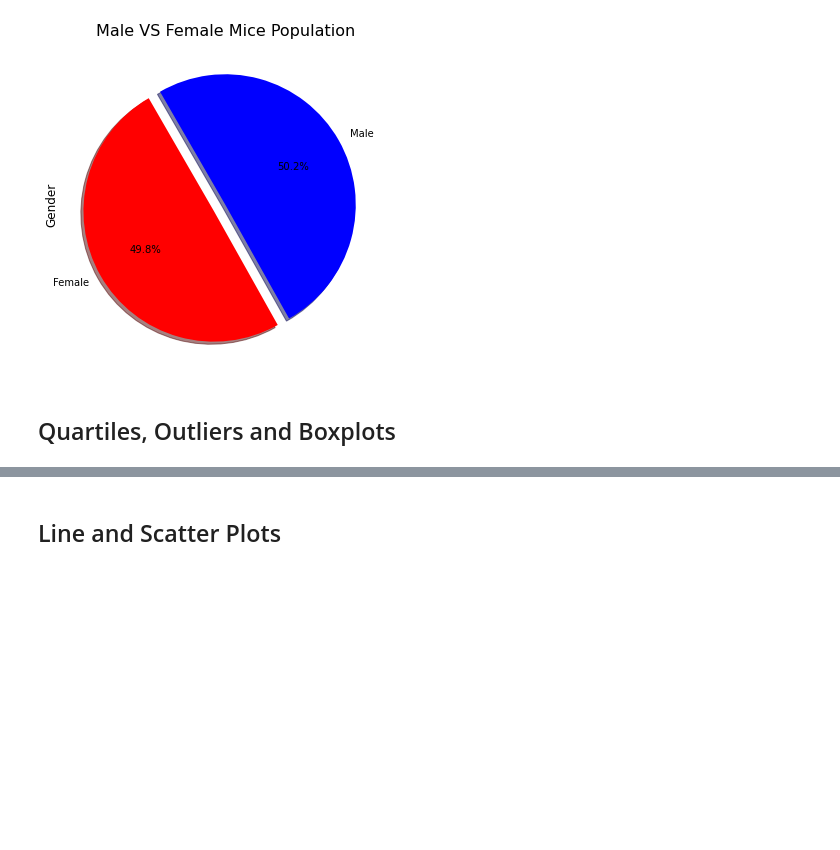
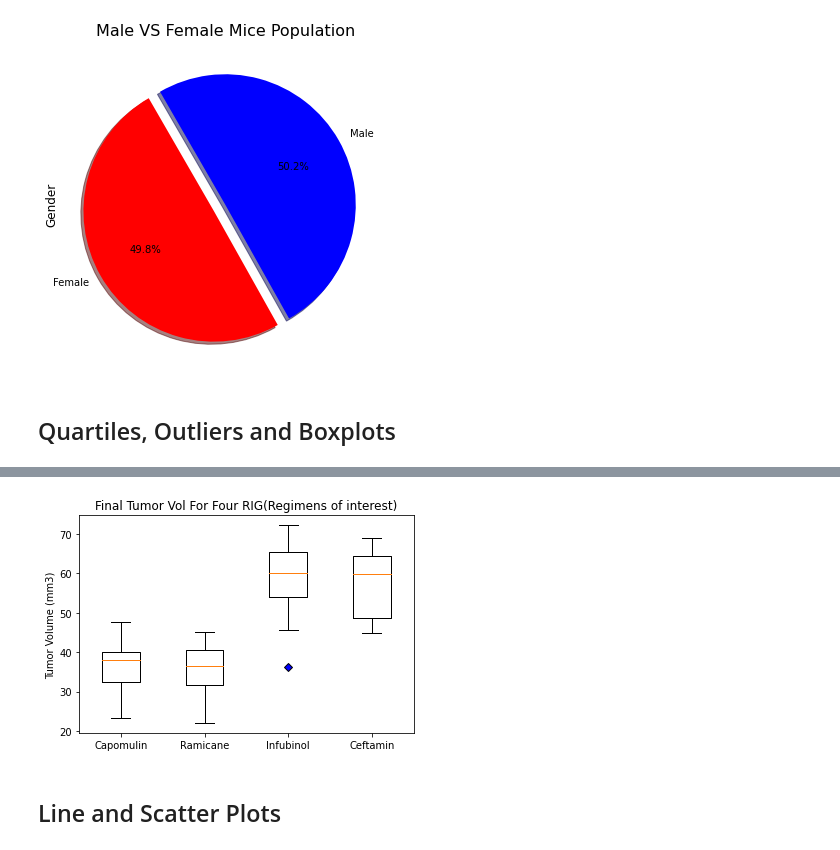
Before and after one commit to slobanwala1/The-Power-Of-Plots, a Jupyter notebook: my_submission/Pymaceuticals/pymaceuticals_starter.ipynb, the cells around one changed output, grey strips where cells are left out. Drawn from its saved outputs; the diff is of its cells as text; code cells hidden in the pictures; blank space fills up the shorter version.

```diff
--- a/my_submission/Pymaceuticals/pymaceuticals_starter.ipynb
+++ b/my_submission/Pymaceuticals/pymaceuticals_starter.ipynb
@@ -228,7 +228,17 @@ plt.show()
 # Calculate the final tumor volume of each mouse across four of the treatment regimens:
 # Capomulin, Ramicane, Infubinol, and Ceftamin
 
+# Which df to use?
+# mouse_data_combined_df
+# clean_mice_df
+treatments = ("Capomulin", "Ramicane", "Infubinol", "Ceftamin")
+treatments_list = mouse_data_combined_df.loc[mouse_data_combined_df['Drug Regimen'].isin(treatments)]
+
 # Start by getting the last (greatest) timepoint for each mouse
-
+last_timepoint_per_mouse_df = treatments_list.groupby(treatments_list["Mouse ID"]).agg({'Timepoint':['max']})
+last_timepoint_per_mouse_df.columns = ["Timepoint"]
 
 # Merge this group df with the original dataframe to get the tumor volume at the last timepoint
+last_timepoint_per_mouse_df = last_timepoint_per_mouse_df.reset_index()
+tumor_vol_last_timepoint_df = pd.merge(last_timepoint_per_mouse_df, mouse_data_combined_df, how="left", on=["Mouse ID", "Timepoint"])
+tumor_vol_last_timepoint_df
@@ -235,17 +259,28 @@ plt.show()
 # %%
 # Put treatments into a list for for loop (and later for plot labels)
-
+treatments = ["Capomulin", "Ramicane", "Infubinol", "Ceftamin"]
 
 # Create empty list to fill with tumor vol data (for plotting)
-
+tumor_vol = []
 
 # Calculate the IQR and quantitatively determine if there are any potential outliers.
-
+for treatment in treatments:
 
     # Locate the rows which contain mice on each drug and get the tumor volumes
-
+    tumor_volumes_by_drug = tumor_vol_last_timepoint_df["Tumor Volume (mm3)"].loc[tumor_vol_last_timepoint_df["Drug Regimen"] == treatment]
 
     # add subset
-
+    tumor_vol.append(tumor_volumes_by_drug)
 
     # Determine outliers using upper and lower bounds
+    quartiles = tumor_volumes_by_drug.quantile([.25,.5,.75])
+    lower_quartile = quartiles[0.25]
+    upper_quartile = quartiles[0.75]
+    inter_quartile = upper_quartile-lower_quartile
+    lower_bound = lower_quartile - (1.5*inter_quartile)
+    upper_bound = upper_quartile + (1.5*inter_quartile)
+
+    # Print results to check for accuracy
+    print(f"For {treatment}, Interquartile Range is {inter_quartile}")
+    print(f"For {treatment} Values below {lower_bound} could be outliers.")
+    print(f"For {treatment} Values above {upper_bound} could be outliers.\n")
@@ -252,4 +303,15 @@ plt.show()
 # %%
 # Generate a box plot of the final tumor volume of each mouse across four regimens of interest
+
+outlier = dict(markerfacecolor='b', marker='D')
+
+fig, ax = plt.subplots()
+ax.set_title("Final Tumor Vol For Four RIG(Regimens of interest)")
+ax.set_xticklabels(treatments)
+ax.set_ylabel("Tumor Volume (mm3)")
+ax.boxplot(tumor_vol, flierprops = outlier)
+plt.show()
+# %% [output]
+[figure, added]
 # %% [markdown]
 ## Line and Scatter Plots
```
Also changed, not shown: parts of 6 cells of this notebook.
